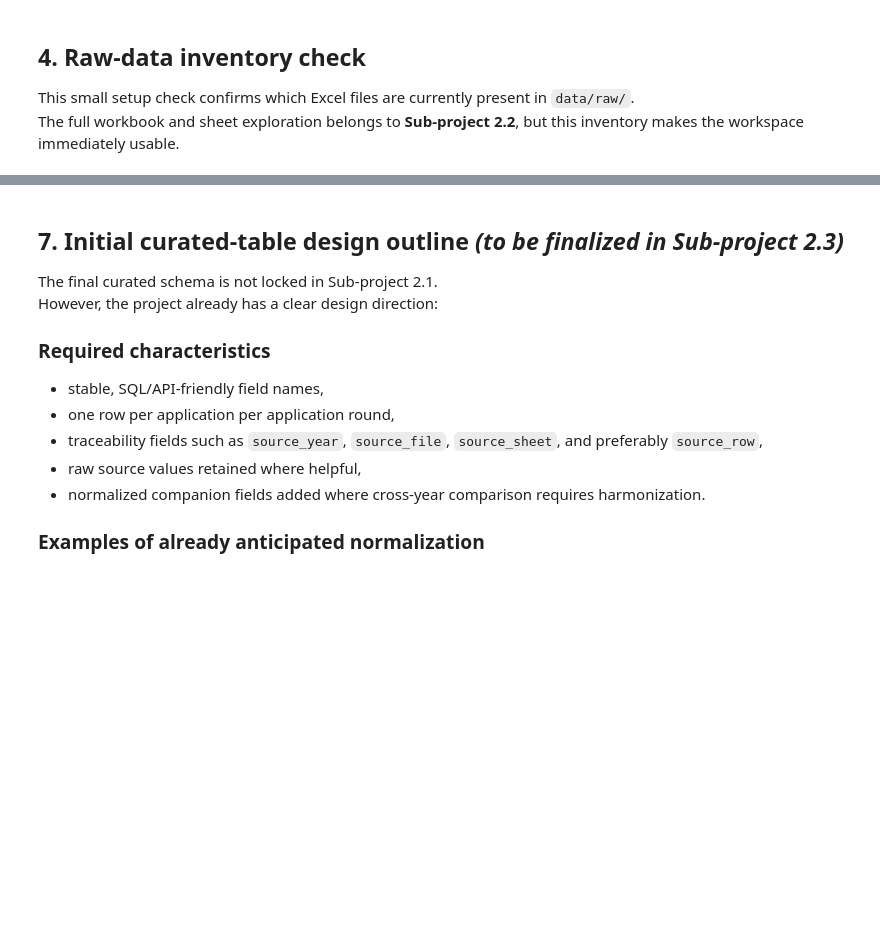
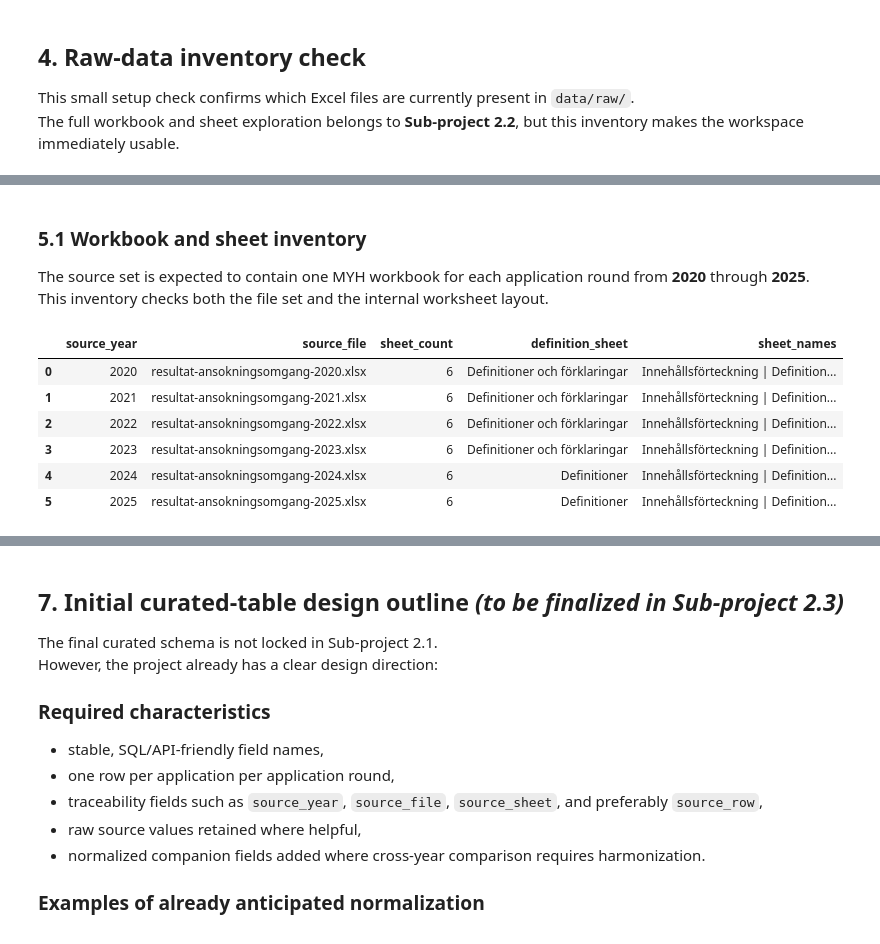
Before and after one commit to GhaneJ/Data_Pipelines, a Jupyter notebook: part_2/main.ipynb, the cells around one changed output, grey strips where cells are left out. Saved outputs shown, nothing was run; the diff lists cells and outputs as text; code cells hidden in the pictures; blank space fills up the shorter version.

```diff
--- a/part_2/main.ipynb
+++ b/part_2/main.ipynb
@@ -115,0 +132,67 @@ Planned content:
+# %% [markdown]
+### 5.1 Workbook and sheet inventory
+
+The source set is expected to contain one MYH workbook for each application round from **2020** through **2025**.
+This inventory checks both the file set and the internal worksheet layout.
+# %%
+def extract_source_year(file_path: Path) -> int:
+    """Extract the MYH application-round year from a workbook filename."""
+    match = SOURCE_YEAR_RE.search(file_path.name)
+    if match is None:
+        raise ValueError(f"Could not extract a source year from: {file_path.name}")
+    return int(match.group(1))
+
+source_workbooks = [
+    {
+        "source_year": extract_source_year(file_path),
+        "source_file": file_path.name,
+        "file_path": file_path,
+    }
+    for file_path in raw_excel_files
+]
+
+observed_source_years = sorted(workbook["source_year"] for workbook in source_workbooks)
+missing_source_years = sorted(set(EXPECTED_SOURCE_YEARS) - set(observed_source_years))
+unexpected_source_years = sorted(set(observed_source_years) - set(EXPECTED_SOURCE_YEARS))
+
+if missing_source_years:
+    raise FileNotFoundError(
+        "Missing expected MYH source workbook(s) for year(s): "
+        f"{missing_source_years}."
+    )
+
+if unexpected_source_years:
+    print(
+        "Note: additional Excel workbook years were found outside the planned 2020–2025 scope: "
+        f"{unexpected_source_years}. They are visible in the inventory but are not part of the agreed Part 2 scope."
+    )
+
+workbook_inventory_rows = []
+for workbook in sorted(source_workbooks, key=lambda item: item["source_year"]):
+    excel_file = pd.ExcelFile(workbook["file_path"])
+    sheet_names = excel_file.sheet_names
+    definition_sheet_name = next(
+        (sheet for sheet in sheet_names if sheet.startswith("Definitioner")),
+        None,
+    )
+    workbook_inventory_rows.append(
+        {
+            "source_year": workbook["source_year"],
+            "source_file": workbook["source_file"],
+            "sheet_count": len(sheet_names),
+            "definition_sheet": definition_sheet_name,
+            "sheet_names": " | ".join(sheet_names),
+        }
+    )
+
+workbook_inventory = pd.DataFrame(workbook_inventory_rows).sort_values("source_year").reset_index(drop=True)
+
+display(workbook_inventory)
+# %% [output]
+|  | source_year | source_file | sheet_count | definition_sheet | sheet_names |
+| 0 | 2020 | resultat-ansokningsomgang-2020.xlsx | 6 | Definitioner och förklaringar | Innehållsförteckning | Definition... |
+| 1 | 2021 | resultat-ansokningsomgang-2021.xlsx | 6 | Definitioner och förklaringar | Innehållsförteckning | Definition... |
+| 2 | 2022 | resultat-ansokningsomgang-2022.xlsx | 6 | Definitioner och förklaringar | Innehållsförteckning | Definition... |
+| 3 | 2023 | resultat-ansokningsomgang-2023.xlsx | 6 | Definitioner och förklaringar | Innehållsförteckning | Definition... |
+| 4 | 2024 | resultat-ansokningsomgang-2024.xlsx | 6 | Definitioner | Innehållsförteckning | Definition... |
+| 5 | 2025 | resultat-ansokningsomgang-2025.xlsx | 6 | Definitioner | Innehållsförteckning | Definition... |
```
Also changed, not shown: parts of 19 cells of this notebook, 2 other files.
